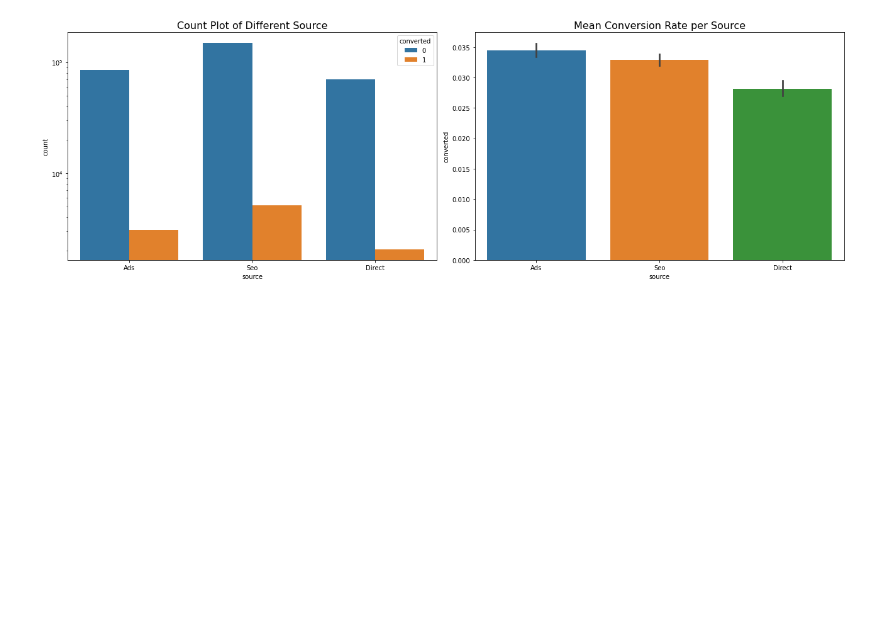
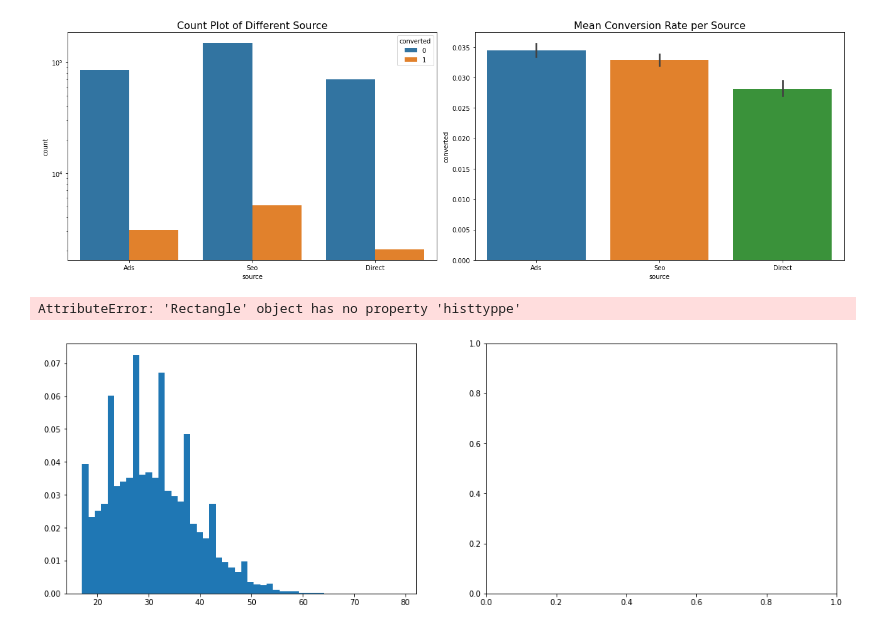
Before and after one commit to chVORLESER/DataMining, a Jupyter notebook: 01.ipynb, the cells around one changed output. Drawn from its saved outputs; the diff is of its cells as text; code cells hidden in the pictures; blank space fills up the shorter version.

Commit message:
data visualized

```diff
--- a/01.ipynb
+++ b/01.ipynb
@@ -136,0 +134,20 @@ sns.displot()
+# %%
+grouped = data[['age', 'converted']].groupby('age').mean().reset_index()
+hist_kws = {'histtyppe': 'bar','edgecolor': 'black', 'alpha': 0.2}
+
+fig, ax = plt.subplots(nrows=1, ncols=2, figsize=(18, 6))
+sns.distplot(data[data['converted'] == 0]['age'], label='Converted 0',
+             ax=ax[0], hist_kws=hist_kws)
+sns.distplot(data[data['converted'] == 1]['age'], label='Converted 1',
+             ax=ax[0], hist_kws=hist_kws)
+ax[0].set_title('Count Plot of Age', fontsize=16)
+ax[0].legend()
+ax[1].plot(grouped['age'], grouped['converted'], '.-')
+ax[1].set_title('Mean Conversion Rate vs. Age', fontsize=16)
+ax[1].set_xlabel('age')
+ax[1].set_ylabel('Mean convertion rate')
+ax[1].grid(True)
+plt.show()
+# %% [output]
+AttributeError: 'Rectangle' object has no property 'histtyppe'
+[figure, added]
```
Also changed, not shown: parts of 4 cells of this notebook.
